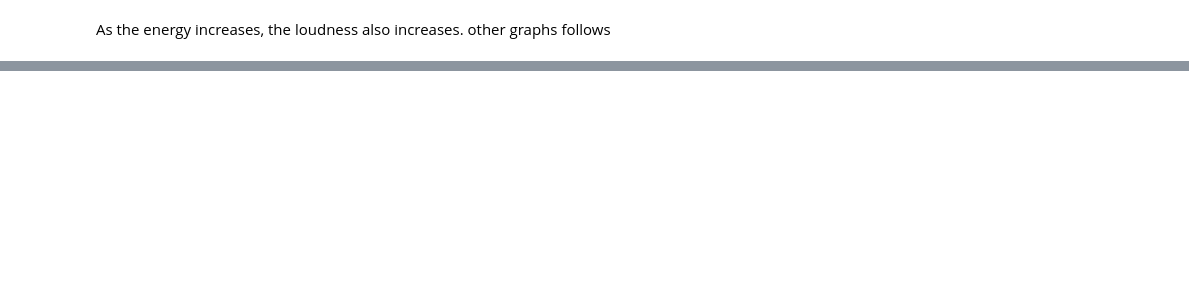
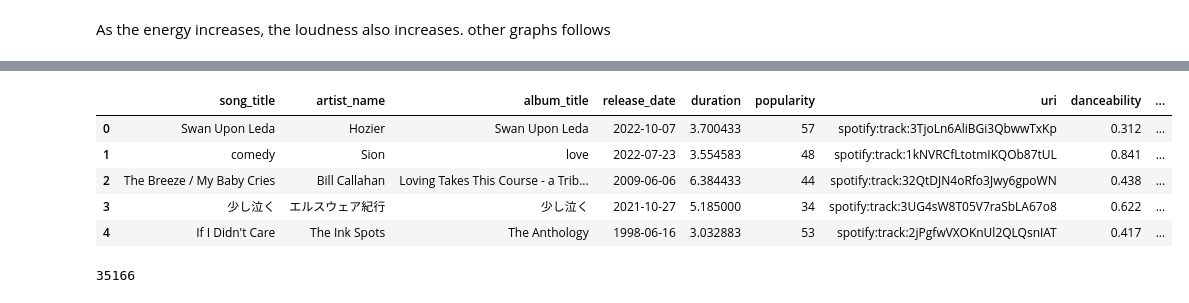
Before and after one commit to dapniii/DATA102-Spotify-Recommendation-System, a Jupyter notebook: main_project.ipynb, the cells around one changed output, grey strips where cells are left out. Saved outputs shown, nothing was run; the diff lists cells and outputs as text; code cells hidden in the pictures; blank space fills up the shorter version.

```diff
--- a/main_project.ipynb
+++ b/main_project.ipynb
@@ -557,0 +565,16 @@ KeyError: 'Requested level (release_date) does not match index name (None)'
+# %%
+# Create a year column
+spotify_clean_df['year'] = pd.DatetimeIndex(spotify_clean_df['release_date']).year
+spotify_clean_df.head()
+# %% [output]
+|  | song_title | artist_name | album_title | release_date | duration | popularity | uri | danceability | ... |
+| 0 | Swan Upon Leda | Hozier | Swan Upon Leda | 2022-10-07 | 3.700433 | 57 | spotify:track:3TjoLn6AliBGi3QbwwTxKp | 0.312 | ... |
+| 1 | comedy | Sion | love | 2022-07-23 | 3.554583 | 48 | spotify:track:1kNVRCfLtotmIKQOb87tUL | 0.841 | ... |
+| 2 | The Breeze / My Baby Cries | Bill Callahan | Loving Takes This Course - a Trib... | 2009-06-06 | 6.384433 | 44 | spotify:track:32QtDJN4oRfo3Jwy6gpoWN | 0.438 | ... |
+| 3 | 少し泣く | エルスウェア紀行 | 少し泣く | 2021-10-27 | 5.185000 | 34 | spotify:track:3UG4sW8T05V7raSbLA67o8 | 0.622 | ... |
+| 4 | If I Didn't Care | The Ink Spots | The Anthology | 1998-06-16 | 3.032883 | 53 | spotify:track:2jPgfwVXOKnUl2QLQsnIAT | 0.417 | ... |
+# %%
+# Get artist count of the dataset
+len(spotify_clean_df.groupby(['artist_name']).count())
+# %% [output]
+35166
```
Also changed, not shown: parts of 19 cells of this notebook.
